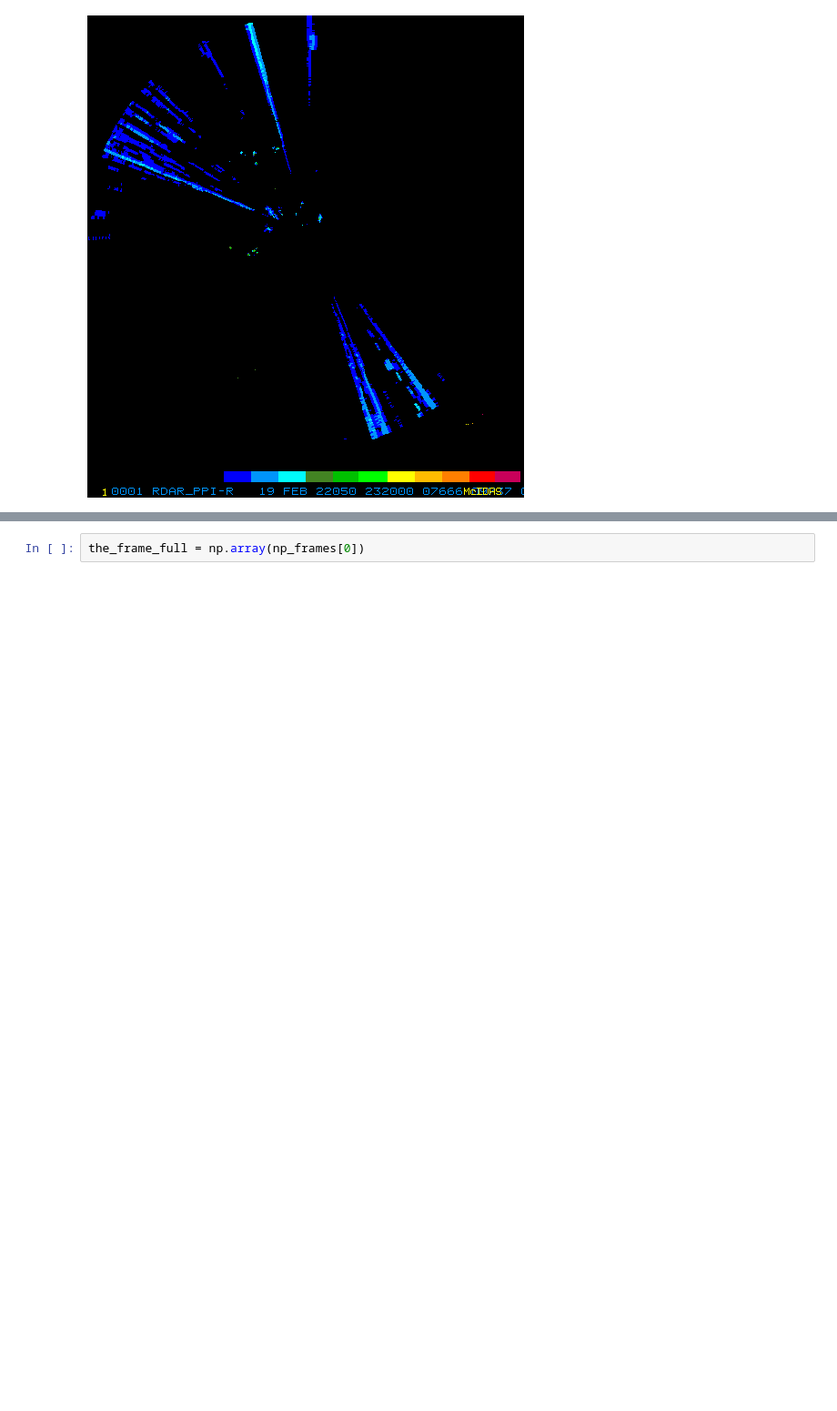
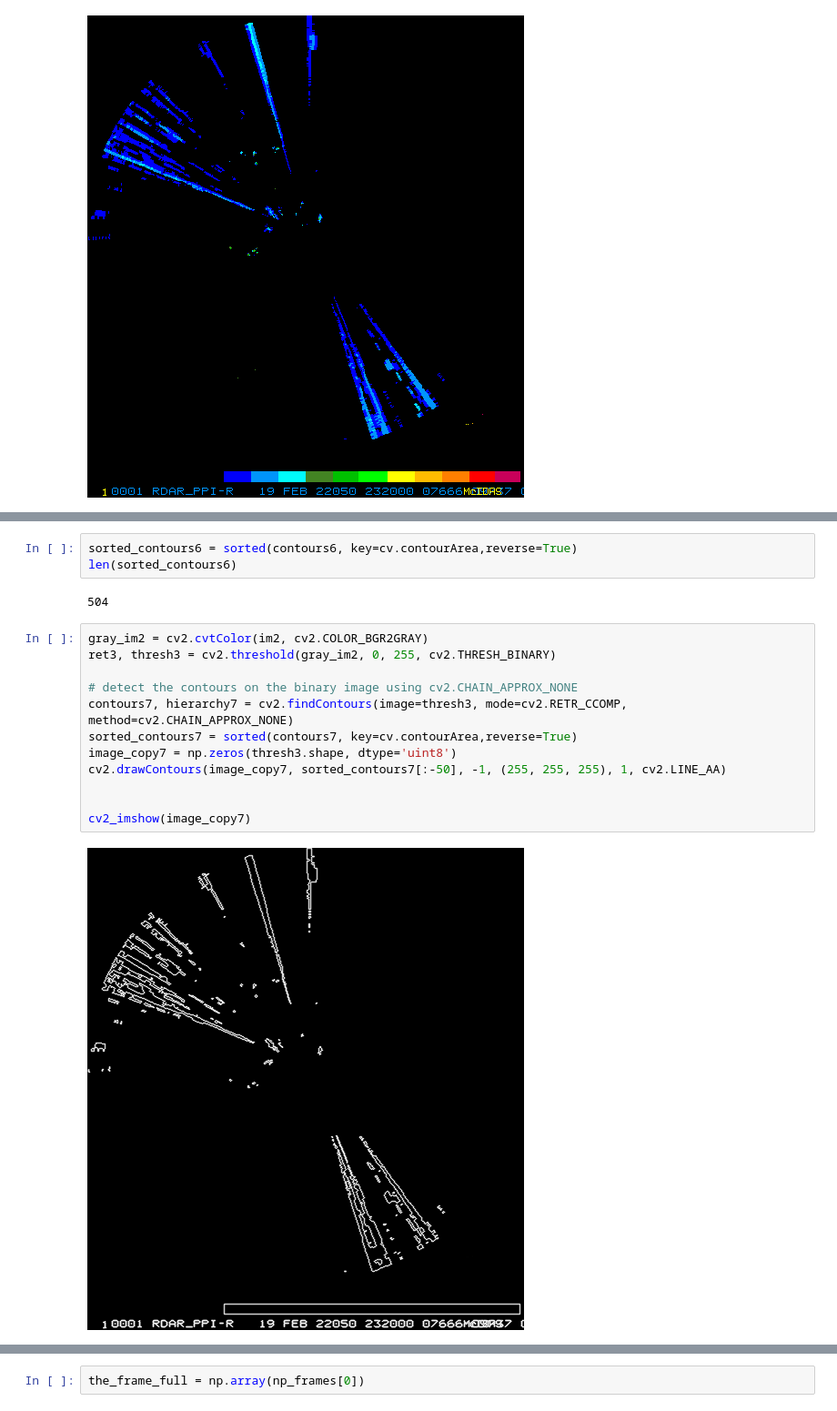
Before and after one commit to melihkurtaran/DNA_hackathon, a Jupyter notebook: MainCode.ipynb, the cells around one changed output, grey strips where cells are left out. Shown at 91% size. Cells and saved outputs as stored; diff of their text form; blank space fills up the shorter version.

```diff
--- a/MainCode.ipynb
+++ b/MainCode.ipynb
@@ -129,0 +185,19 @@ cv2_imshow(im2)
+# %%
+sorted_contours6 = sorted(contours6, key=cv.contourArea,reverse=True)
+len(sorted_contours6)
+# %% [output]
+504
+# %%
+gray_im2 = cv2.cvtColor(im2, cv2.COLOR_BGR2GRAY)
+ret3, thresh3 = cv2.threshold(gray_im2, 0, 255, cv2.THRESH_BINARY)
+
+# detect the contours on the binary image using cv2.CHAIN_APPROX_NONE
+contours7, hierarchy7 = cv2.findContours(image=thresh3, mode=cv2.RETR_CCOMP, method=cv2.CHAIN_APPROX_NONE)
+sorted_contours7 = sorted(contours7, key=cv.contourArea,reverse=True)
+image_copy7 = np.zeros(thresh3.shape, dtype='uint8')
+cv2.drawContours(image_copy7, sorted_contours7[:-50], -1, (255, 255, 255), 1, cv2.LINE_AA)
+
+
+cv2_imshow(image_copy7)
+# %% [output]
+[figure, added]
```
Also changed, not shown: parts of 24 cells of this notebook.
